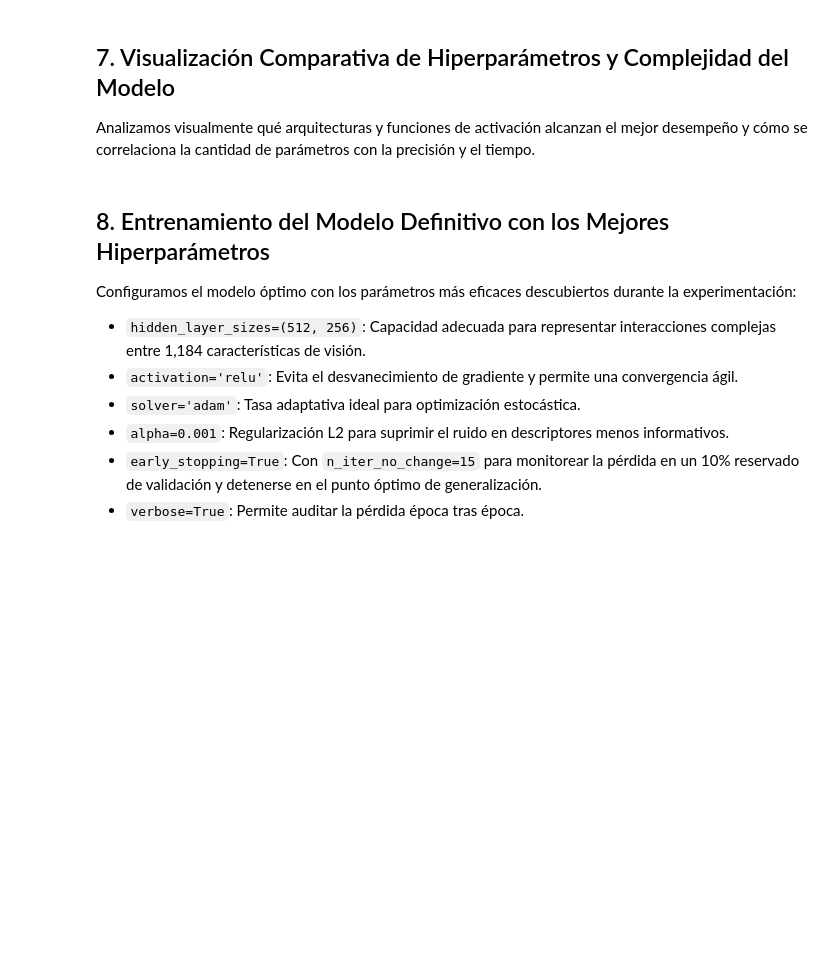
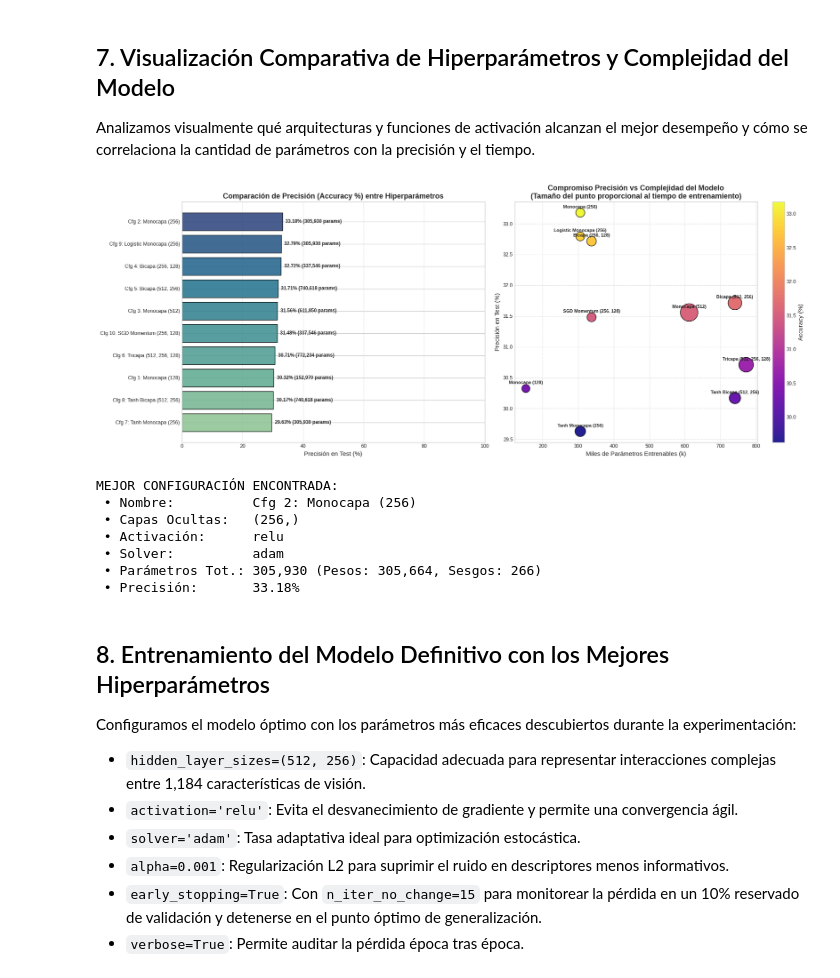
Before and after one commit to Milo443/Deeplearning, a Jupyter notebook: MPL_sklearn_Featuring.ipynb, the cells around one changed output. Saved outputs shown, nothing was run; the diff lists cells and outputs as text; code cells hidden in the pictures; blank space fills up the shorter version.

```diff
--- a/MPL_sklearn_Featuring.ipynb
+++ b/MPL_sklearn_Featuring.ipynb
@@ -384,38 +441,45 @@ scatter = axes[1].scatter(
     edgecolors="black",
     alpha=0.9
 )
-axes[1].set_title("Compromiso Precisión vs Complejidad del Modelo
-(Tamaño del punto proporcional al tiempo de entrenamiento)", fontsize=13, fontweight='bold')
+axes[1].set_title("Compromiso Precisión vs Complejidad del Modelo\n(Tamaño del punto proporcional al tiempo de entrenamiento)", fontsize=13, fontweight='bold')
 axes[1].set_xlabel("Miles de Parámetros Entrenables (k)")
 axes[1].set_ylabel("Precisión en Test (%)")
 axes[1].grid(True, linestyle='--', alpha=0.6)
 
 for _, row in df_resultados.iterrows():
     axes[1].annotate(
         row["Configuración"].split(":")[1].strip(),
         (row["Parámetros"] / 1000, row["Accuracy"] * 100),
         textcoords="offset points",
         xytext=(0, 8),
         ha='center',
         fontsize=8,
         fontweight='semibold'
     )
 
 cbar = plt.colorbar(scatter, ax=axes[1])
 cbar.set_label("Accuracy (%)")
 
 plt.tight_layout()
 plt.show()
 
 mejor_config = df_resultados.iloc[0]
-print(f"
-MEJOR CONFIGURACIÓN ENCONTRADA:")
+print(f"\nMEJOR CONFIGURACIÓN ENCONTRADA:")
 print(f" • Nombre:          {mejor_config['Configuración']}")
 print(f" • Capas Ocultas:   {mejor_config['Capas']}")
 print(f" • Activación:      {mejor_config['Activación']}")
 print(f" • Solver:          {mejor_config['Solver']}")
 print(f" • Parámetros Tot.: {mejor_config['Parámetros']:,d} (Pesos: {mejor_config['Pesos']:,d}, Sesgos: {mejor_config['Sesgos']:,d})")
 print(f" • Precisión:       {mejor_config['Accuracy']*100:.2f}%")
+# %% [output]
+[figure, added]
+MEJOR CONFIGURACIÓN ENCONTRADA:
+ • Nombre:          Cfg 2: Monocapa (256)
+ • Capas Ocultas:   (256,)
+ • Activación:      relu
+ • Solver:          adam
+ • Parámetros Tot.: 305,930 (Pesos: 305,664, Sesgos: 266)
+ • Precisión:       33.18%
 # %% [markdown]
 ## 8. Entrenamiento del Modelo Definitivo con los Mejores Hiperparámetros
 
```
Also changed, not shown: parts of 11 cells of this notebook, 2 other files.
